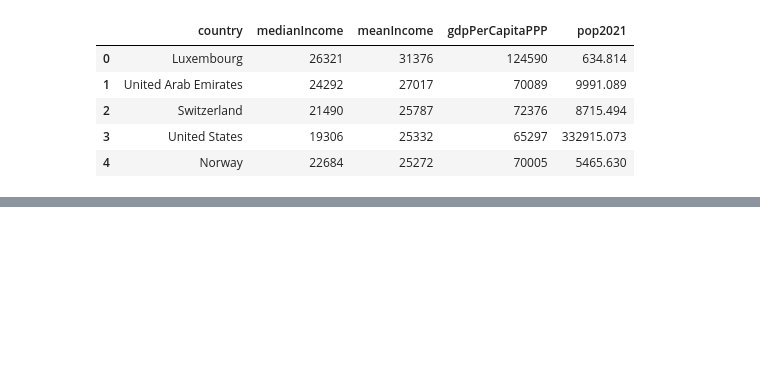
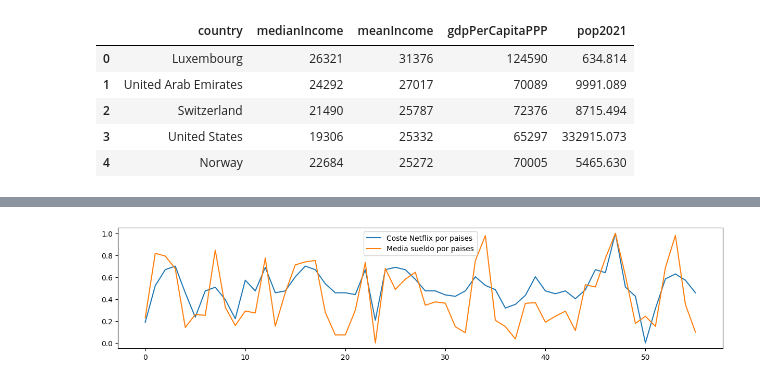
Before and after one commit to carmencnles/PIA-CASA, a Jupyter notebook: Primer trimestre/Unidad2_8/Actividad2_8_extra.ipynb, the cells around one changed output, grey strips where cells are left out. Cells and saved outputs as stored; diff of their text form; code cells hidden in the pictures; blank space fills up the shorter version.

```diff
--- a/Primer trimestre/Unidad2_8/Actividad2_8_extra.ipynb
+++ b/Primer trimestre/Unidad2_8/Actividad2_8_extra.ipynb
@@ -74,0 +131,9 @@ SyntaxError: cannot assign to function call here. Maybe you meant '==' instead o
+# %%
+
+plt.figure(figsize=(15,3))
+plt.plot(cuotas_netflix)
+plt.plot(salarios_medios)
+plt.legend(['Coste Netflix por paises','Media sueldo por paises'])
+plt.show()
+# %% [output]
+[figure, added]
```
Also changed, not shown: parts of 6 cells of this notebook.
